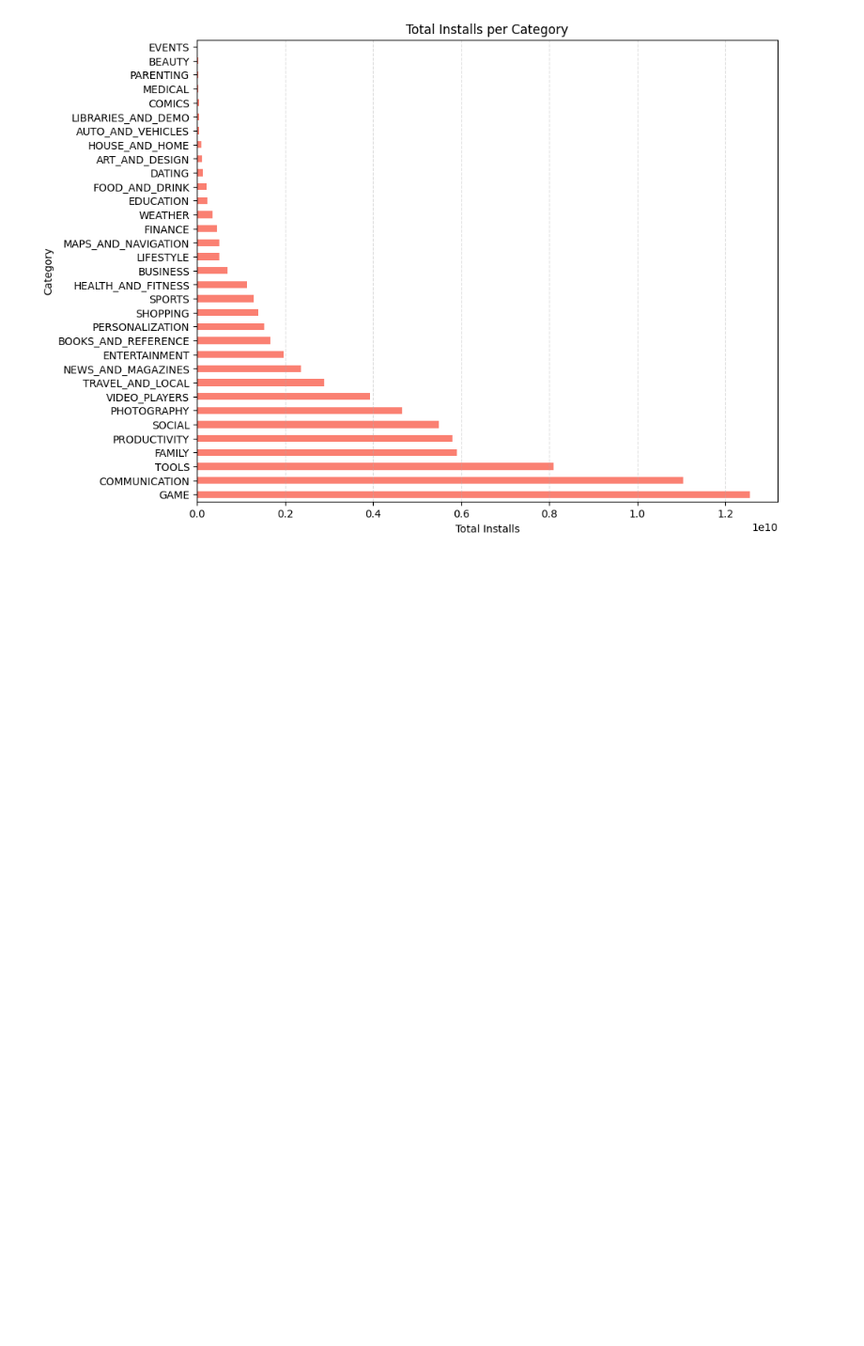
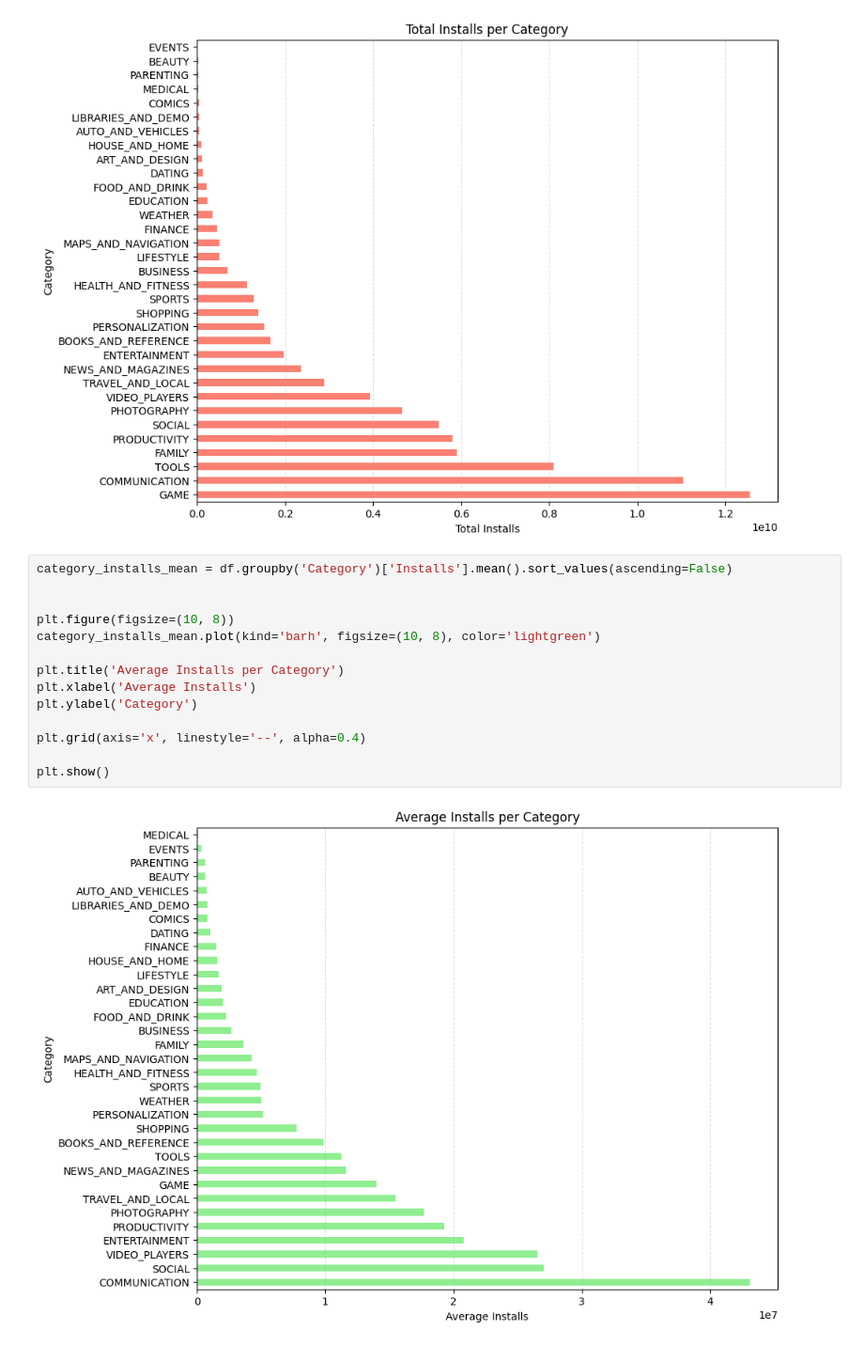
Before and after one commit to CodeRei067/data-science-2, a Jupyter notebook: Notebooks/edaVisual.ipynb, the cells around one changed output. Shown at 94% size. Cells and saved outputs as stored; diff of their text form; blank space fills up the shorter version.

```diff
--- a/Notebooks/edaVisual.ipynb
+++ b/Notebooks/edaVisual.ipynb
@@ -314,3 +314,19 @@ plt.grid(axis='x', linestyle='--', alpha=0.4)
 plt.show()
 # %% [output]
 [figure]
+# %%
+category_installs_mean = df.groupby('Category')['Installs'].mean().sort_values(ascending=False)
+
+
+plt.figure(figsize=(10, 8))
+category_installs_mean.plot(kind='barh', figsize=(10, 8), color='lightgreen')
+
+plt.title('Average Installs per Category')
+plt.xlabel('Average Installs')
+plt.ylabel('Category')
+
+plt.grid(axis='x', linestyle='--', alpha=0.4)
+
+plt.show()
+# %% [output]
+[figure, added]
```
Also changed, not shown: 2 other files.
